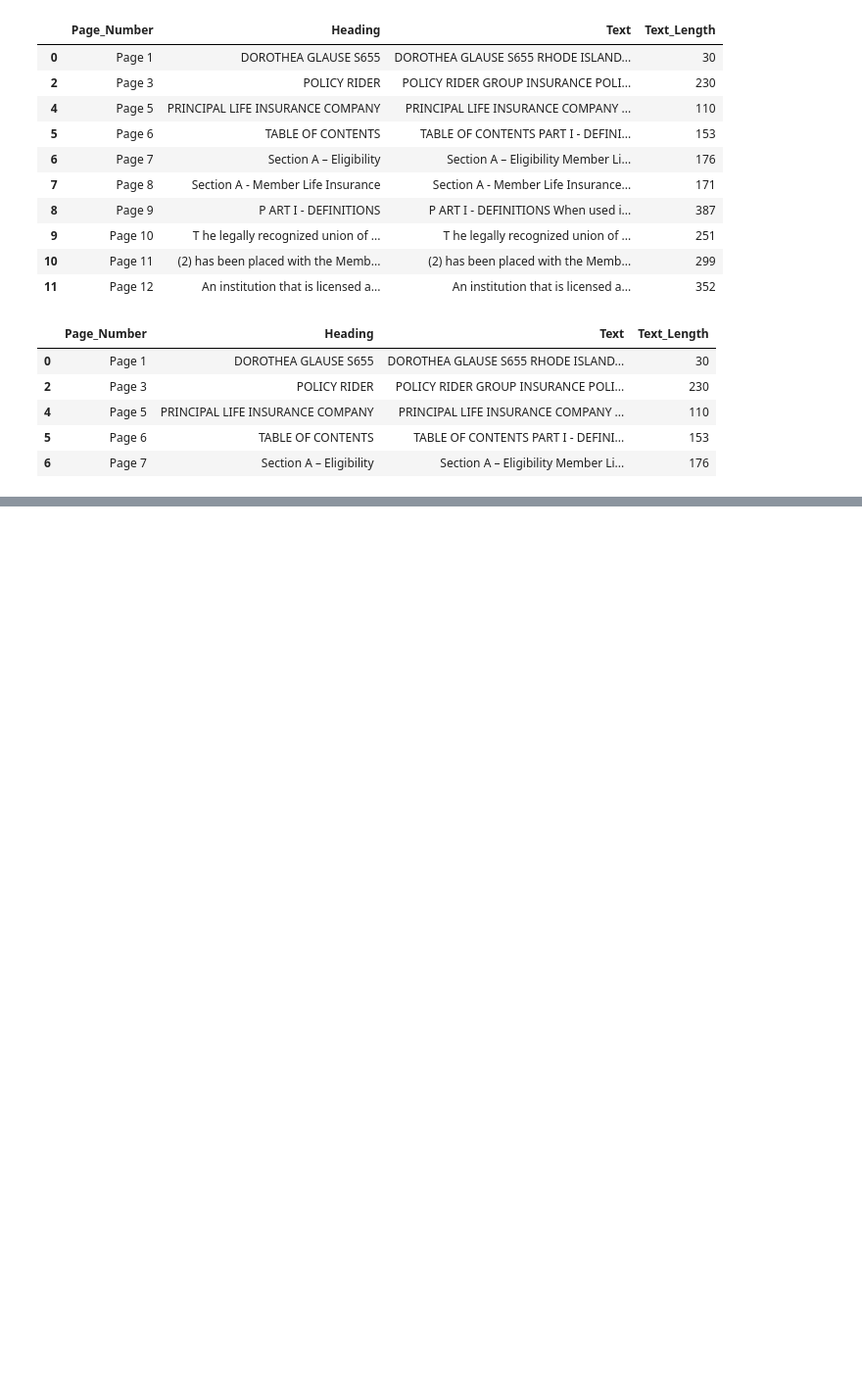
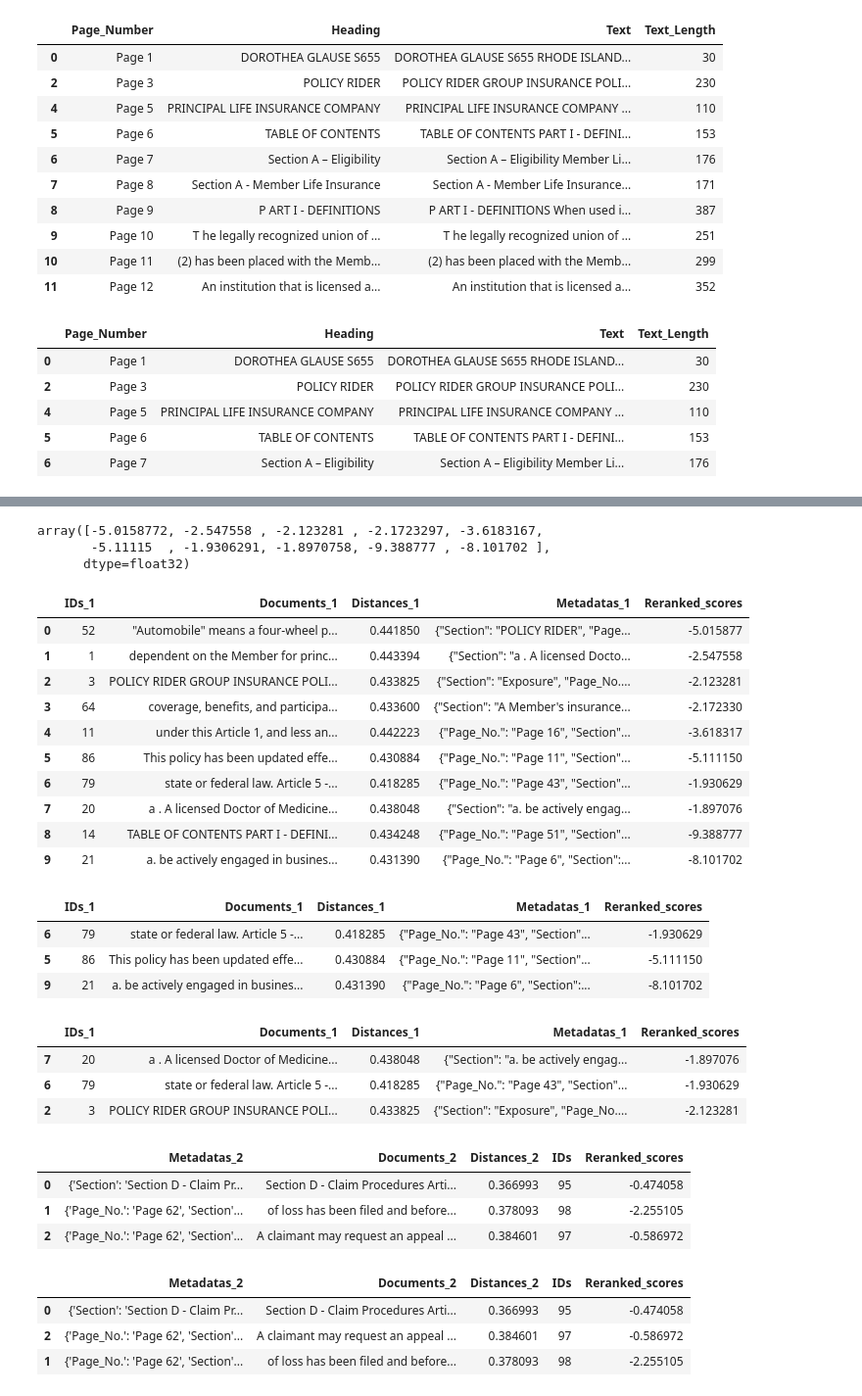
Before and after one commit to anushan1989/helpmate_ai, a Jupyter notebook: helpmate_ai.ipynb, the cells around one changed output, grey strips where cells are left out. Shown at 98% size. Drawn from its saved outputs; the diff is of its cells as text; code cells hidden in the pictures; blank space fills up the shorter version.

```diff
--- a/helpmate_ai.ipynb
+++ b/helpmate_ai.ipynb
@@ -239,0 +251,2 @@ insurance_collection.add(
+# %%
+query_1=input()
@@ -239,0 +261,15 @@ insurance_collection.add(
+# %%
+# Query the cache collection to check if the results are already stored
+cache_results = cache_collection.query(
+    query_texts=query_1,
+    n_results=1
+)
+
+# Print the results from the cache query for debugging
+print(cache_results)
+
+# If the cache did not return satisfactory results (e.g., based on distance), query the main collection
+results = insurance_collection.query(
+    query_texts=query_1,
+    n_results=10
+)
@@ -239,0 +740,2 @@ insurance_collection.add(
+# %%
+cross_encoder = CrossEncoder('cross-encoder/ms-marco-MiniLM-L-6-v2')
@@ -239,0 +762,39 @@ insurance_collection.add(
+# %%
+cross_inputs_1 = [[query_1, response] for response in results_df_1['Documents_1']]
+cross_rerank_scores_1 = cross_encoder.predict(cross_inputs_1)
+cross_rerank_scores_1
+# %% [output]
+array([-5.0158772, -2.547558 , -2.123281 , -2.1723297, -3.6183167,
+       -5.11115  , -1.9306291, -1.8970758, -9.388777 , -8.101702 ],
+      dtype=float32)
+# %%
+results_df_1['Reranked_scores'] = cross_rerank_scores_1
+results_df_1
+# %% [output]
+|  | IDs_1 | Documents_1 | Distances_1 | Metadatas_1 | Reranked_scores |
+| 0 | 52 | "Automobile" means a four-wheel p... | 0.441850 | {"Section": "POLICY RIDER", "Page... | -5.015877 |
+| 1 | 1 | dependent on the Member for princ... | 0.443394 | {"Section": "a . A licensed Docto... | -2.547558 |
+| 2 | 3 | POLICY RIDER GROUP INSURANCE POLI... | 0.433825 | {"Section": "Exposure", "Page_No.... | -2.123281 |
+| 3 | 64 | coverage, benefits, and participa... | 0.433600 | {"Section": "A Member's insurance... | -2.172330 |
+| 4 | 11 | under this Article 1, and less an... | 0.442223 | {"Page_No.": "Page 16", "Section"... | -3.618317 |
+| 5 | 86 | This policy has been updated effe... | 0.430884 | {"Page_No.": "Page 11", "Section"... | -5.111150 |
+| 6 | 79 | state or federal law. Article 5 -... | 0.418285 | {"Page_No.": "Page 43", "Section"... | -1.930629 |
+| 7 | 20 | a . A licensed Doctor of Medicine... | 0.438048 | {"Section": "a. be actively engag... | -1.897076 |
+| 8 | 14 | TABLE OF CONTENTS PART I - DEFINI... | 0.434248 | {"Page_No.": "Page 51", "Section"... | -9.388777 |
+| 9 | 21 | a. be actively engaged in busines... | 0.431390 | {"Page_No.": "Page 6", "Section":... | -8.101702 |
+# %%
+top_3_semantic_1 = results_df_1.sort_values(by='Distances_1')
+top_3_semantic_1[:3]
+# %% [output]
+|  | IDs_1 | Documents_1 | Distances_1 | Metadatas_1 | Reranked_scores |
+| 6 | 79 | state or federal law. Article 5 -... | 0.418285 | {"Page_No.": "Page 43", "Section"... | -1.930629 |
+| 5 | 86 | This policy has been updated effe... | 0.430884 | {"Page_No.": "Page 11", "Section"... | -5.111150 |
+| 9 | 21 | a. be actively engaged in busines... | 0.431390 | {"Page_No.": "Page 6", "Section":... | -8.101702 |
+# %%
+top_3_rerank_1 = results_df_1.sort_values(by='Reranked_scores', ascending=False)
+top_3_rerank_1[:3]
+# %% [output]
+|  | IDs_1 | Documents_1 | Distances_1 | Metadatas_1 | Reranked_scores |
+| 7 | 20 | a . A licensed Doctor of Medicine... | 0.438048 | {"Section": "a. be actively engag... | -1.897076 |
+| 6 | 79 | state or federal law. Article 5 -... | 0.418285 | {"Page_No.": "Page 43", "Section"... | -1.930629 |
+| 2 | 3 | POLICY RIDER GROUP INSURANCE POLI... | 0.433825 | {"Section": "Exposure", "Page_No.... | -2.123281 |
@@ -239,0 +805,16 @@ insurance_collection.add(
+# %%
+top_3_semantic_2 = results_df_2.sort_values(by='Distances_2')
+top_3_semantic_2[:3]
+# %% [output]
+|  | Metadatas_2 | Documents_2 | Distances_2 | IDs | Reranked_scores |
+| 0 | {'Section': 'Section D - Claim Pr... | Section D - Claim Procedures Arti... | 0.366993 | 95 | -0.474058 |
+| 1 | {'Page_No.': 'Page 62', 'Section'... | of loss has been filed and before... | 0.378093 | 98 | -2.255105 |
+| 2 | {'Page_No.': 'Page 62', 'Section'... | A claimant may request an appeal ... | 0.384601 | 97 | -0.586972 |
+# %%
+top_3_rerank_2 = results_df_2.sort_values(by='Reranked_scores', ascending=False)
+top_3_rerank_2[:3]
+# %% [output]
+|  | Metadatas_2 | Documents_2 | Distances_2 | IDs | Reranked_scores |
+| 0 | {'Section': 'Section D - Claim Pr... | Section D - Claim Procedures Arti... | 0.366993 | 95 | -0.474058 |
+| 2 | {'Page_No.': 'Page 62', 'Section'... | A claimant may request an appeal ... | 0.384601 | 97 | -0.586972 |
+| 1 | {'Page_No.': 'Page 62', 'Section'... | of loss has been filed and before... | 0.378093 | 98 | -2.255105 |
```
Also changed, not shown: parts of 28 cells of this notebook.
